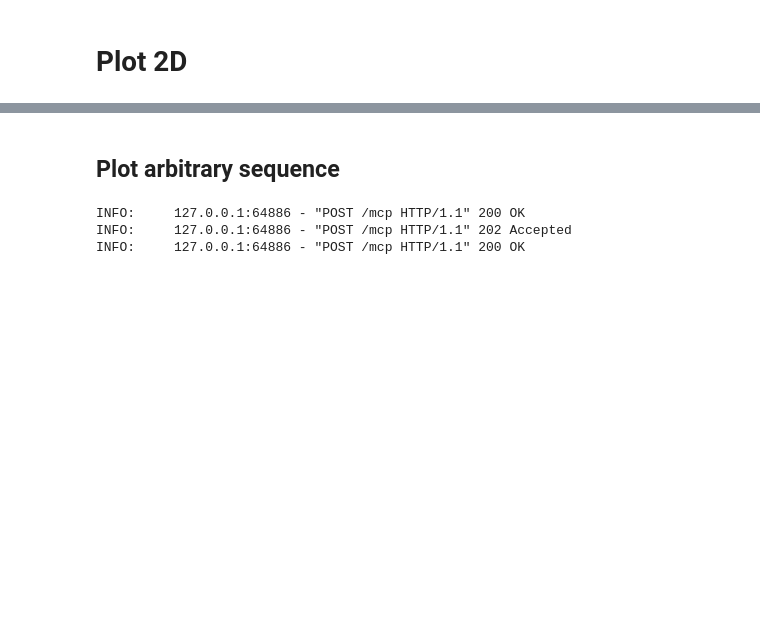
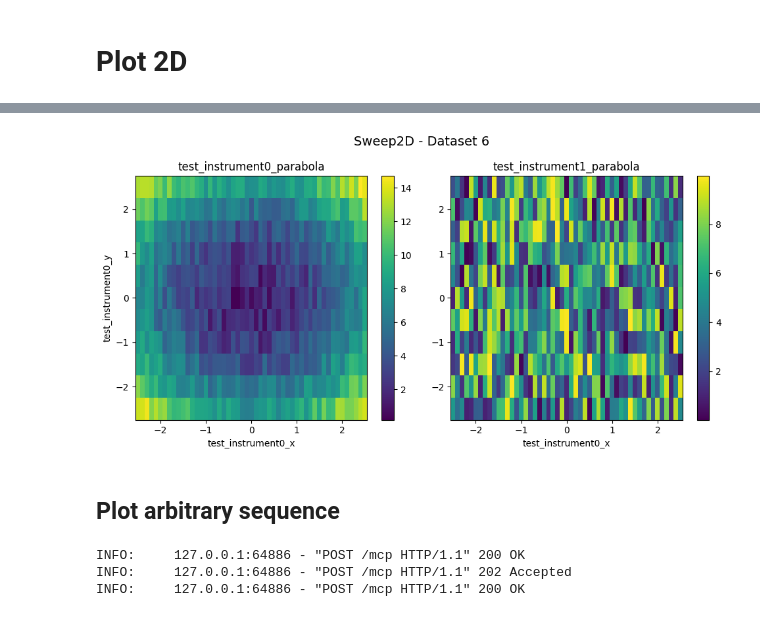
Before and after one commit to nanophys/MeasureIt, a Jupyter notebook: examples/content/data processing.ipynb, the cells around one changed output, grey strips where cells are left out. Drawn from its saved outputs; the diff is of its cells as text; code cells hidden in the pictures; blank space fills up the shorter version.

```diff
--- a/examples/content/data processing.ipynb
+++ b/examples/content/data processing.ipynb
@@ -276,3 +299,59 @@ helper.print_metadata(dataset)
+# %%
+import matplotlib.pyplot as plt
+import numpy as np
+import json
+from scipy.interpolate import griddata
+
+data = dataset.get_parameter_data()
+metadata = json.loads(dataset.metadata['measureit'])
+
+# Get inner and outer sweep parameters from metadata
+inner_param_name = f"{metadata['inner_sweep']['instr_name']}_{metadata['inner_sweep']['param']}"
+outer_param_name = f"{metadata['outer_sweep']['instr_name']}_{metadata['outer_sweep']['param']}"
+
+# Get coordinate data from any parameter that has both setpoints
+coord_data = None
+for param_name, param_dict in data.items():
+    if inner_param_name in param_dict and outer_param_name in param_dict:
+        coord_data = param_dict
+        break
+
+x_data = coord_data[inner_param_name]  # Inner sweep (x-axis)
+y_data = coord_data[outer_param_name]  # Outer sweep (y-axis)
+
+# Get follow parameters (exclude time and sweep parameters)
+follow_params = [p for p in data.keys() if p != 'time' and p != inner_param_name and p != outer_param_name]
+n_follow = len(follow_params)
+
+# Create regular grid for pcolormesh
+x_unique = np.unique(x_data)
+y_unique = np.unique(y_data)
+X, Y = np.meshgrid(x_unique, y_unique)
+
+fig, axes = plt.subplots(1, n_follow, figsize=(5*n_follow, 5))
+if n_follow == 1:
+    axes = [axes]
+
+for i, param_name in enumerate(follow_params):
+    z_data = data[param_name][param_name]
+
+    # Interpolate irregular data to regular grid
+    Z = griddata((x_data, y_data), z_data, (X, Y), method='linear')
+
+    # Create 2D heatmap using pcolormesh
+    im = axes[i].pcolormesh(X, Y, Z, shading='auto', cmap='viridis')
+    axes[i].set_xlabel(inner_param_name)
+    axes[i].set_ylabel(outer_param_name if i == 0 else '')
+    axes[i].set_title(param_name)
+
+    # Add colorbar
+    plt.colorbar(im, ax=axes[i])
+
+fig.suptitle(f'Sweep2D - Dataset {dataset.run_id}', fontsize=14)
+plt.tight_layout()
+plt.show()
+# %% [output]
+[figure, added]
 # %% [markdown]
 ## Plot arbitrary sequence
 # %%
```
Also changed, not shown: parts of 6 cells of this notebook, 12 other files.
